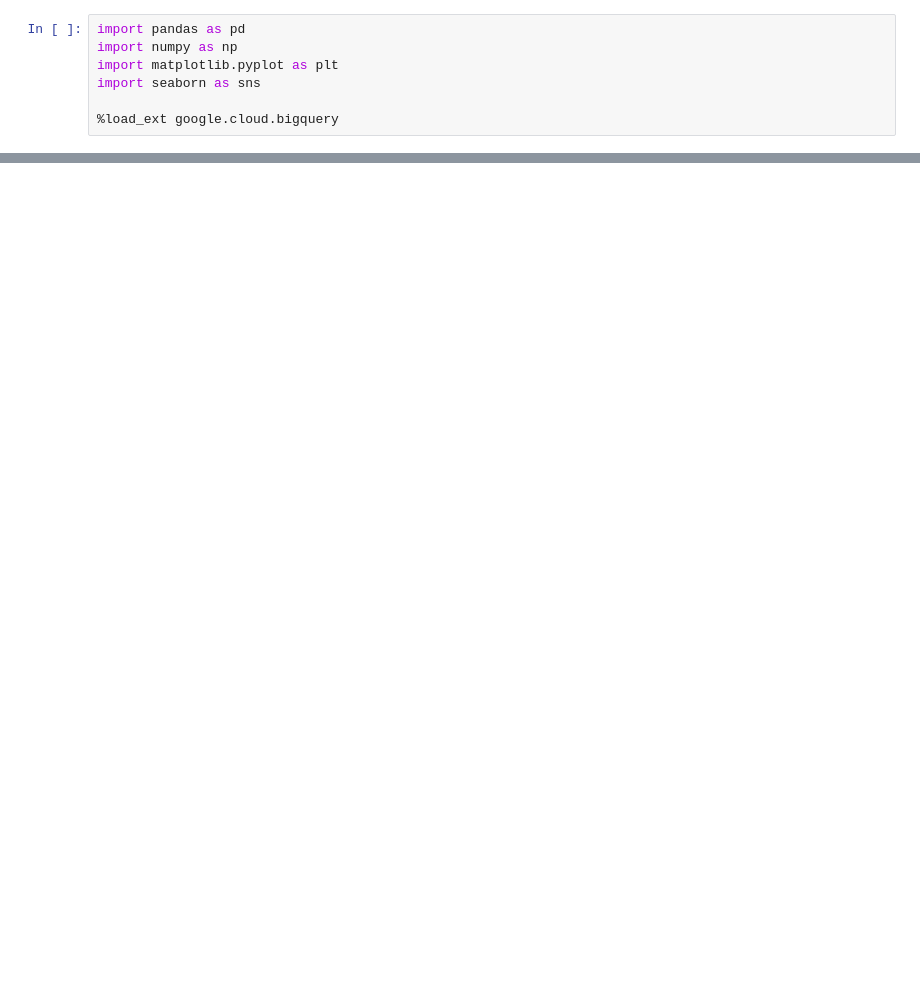
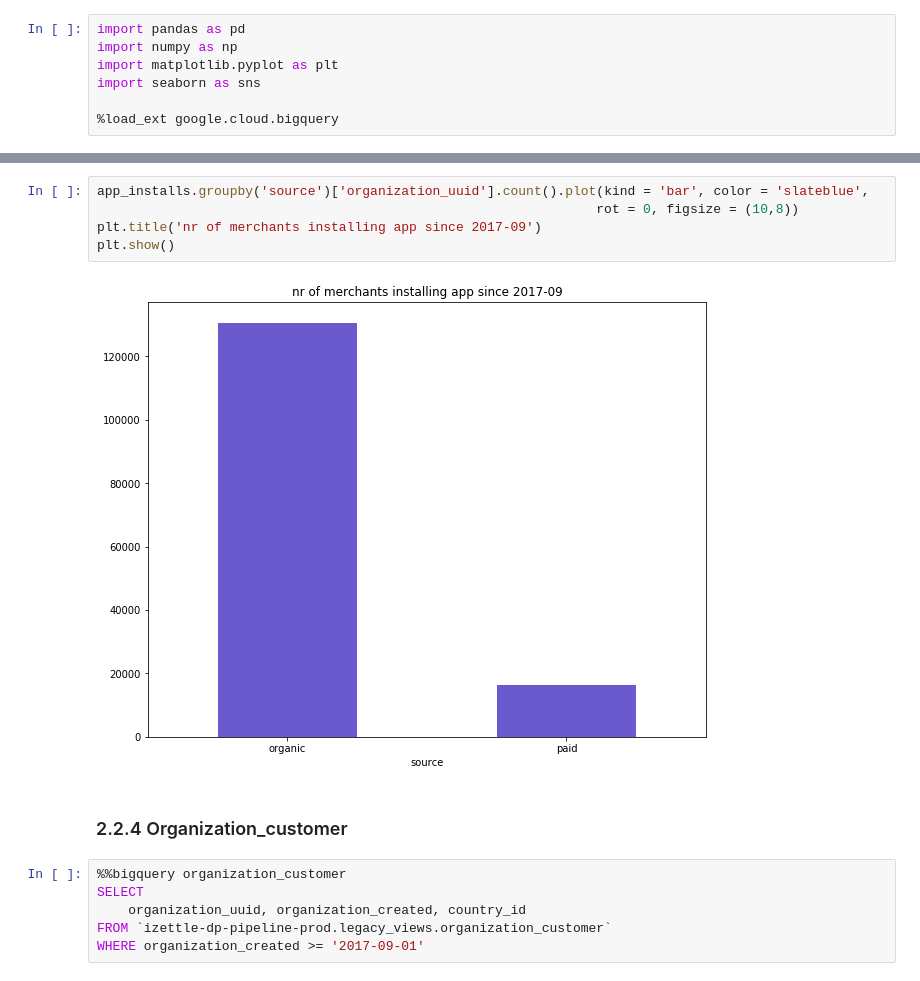
Before and after one commit to TrangTranNgoc/PrMarketingAttribution, a Jupyter notebook: exploration/Customer_journey.ipynb, the cells around one changed output, grey strips where cells are left out. Cells and saved outputs as stored; diff of their text form; blank space fills up the shorter version.

```diff
--- a/exploration/Customer_journey.ipynb
+++ b/exploration/Customer_journey.ipynb
@@ -16,0 +340,15 @@ Session per visitor_id ?
+# %%
+app_installs.groupby('source')['organization_uuid'].count().plot(kind = 'bar', color = 'slateblue',
+                                                                rot = 0, figsize = (10,8))
+plt.title('nr of merchants installing app since 2017-09')
+plt.show()
+# %% [output]
+[figure, added]
+# %% [markdown]
+### 2.2.4 Organization_customer
+# %%
+%%bigquery organization_customer
+SELECT
+    organization_uuid, organization_created, country_id
+FROM `izettle-dp-pipeline-prod.legacy_views.organization_customer`
+WHERE organization_created >= '2017-09-01'
```
Also changed, not shown: parts of 99 cells of this notebook.
